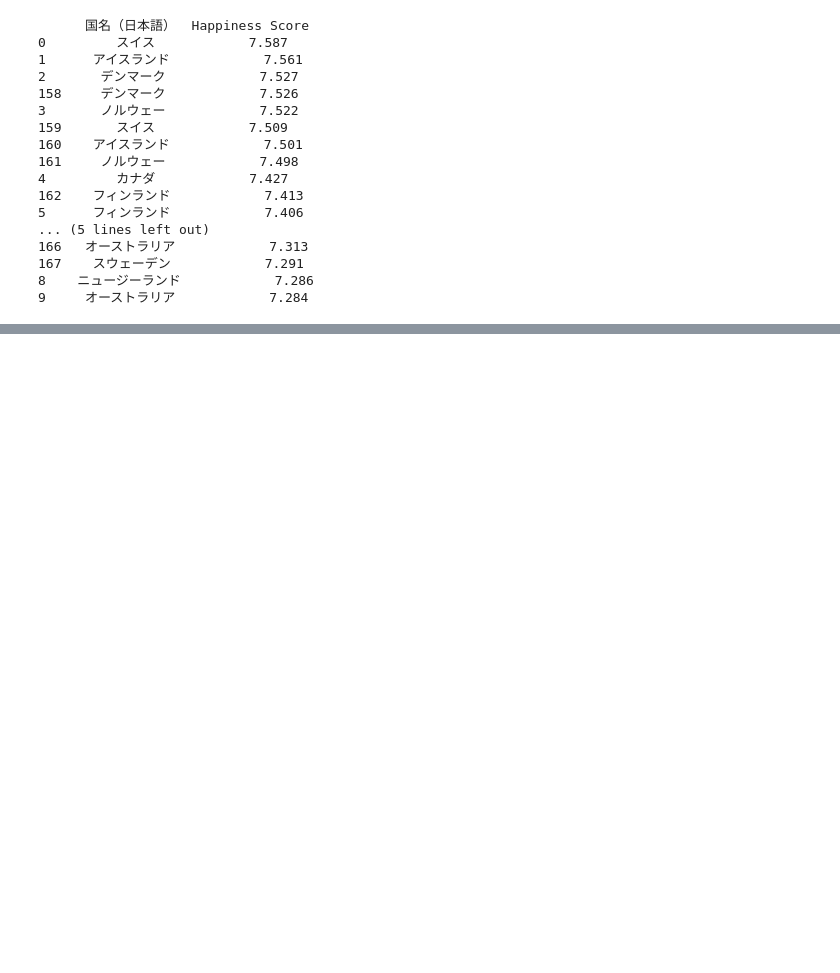
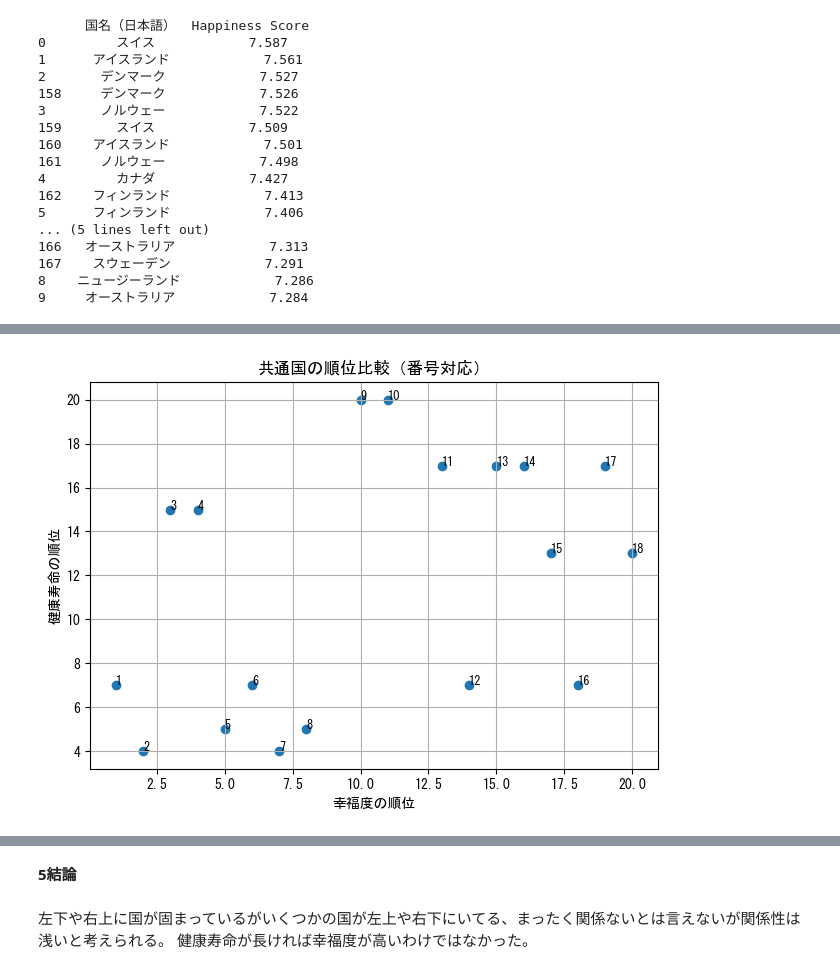
Before and after one commit to a250819a-crypto/me, a Jupyter notebook: week14/part2.ipynb, the cells around one changed output, grey strips where cells are left out. Cells and saved outputs as stored; diff of their text form; code cells hidden in the pictures; blank space fills up the shorter version.

```diff
--- a/week14/part2.ipynb
+++ b/week14/part2.ipynb
@@ -178,0 +390,74 @@ print(top20[["国名（日本語）", "Happiness Score"]])
+# %%
+import pandas as pd
+import matplotlib.pyplot as plt
+import numpy as np
+
+# ===== CSV =====
+df_csv = pd.read_csv("world_happiness_report.csv")
+
+# 国名・スコアがある行だけ
+df_csv = df_csv.dropna(subset=["Country", "Happiness Score"])
+
+# スコア順に並べて順位付け
+df_csv = df_csv.sort_values(by="Happiness Score", ascending=False)
+df_csv["CSV_Rank"] = range(1, len(df_csv) + 1)
+
+# 英語 → 日本語
+country_en_to_ja = {
+    "Australia": "オーストラリア",
+    "Canada": "カナダ",
+    "Denmark": "デンマーク",
+    "Finland": "フィンランド",
+    "Iceland": "アイスランド",
+    "Netherlands": "オランダ",
+    "New Zealand": "ニュージーランド",
+    "Norway": "ノルウェー",
+    "Sweden": "スウェーデン",
+    "Switzerland": "スイス"
+}
+
+df_csv["Country_JA"] = df_csv["Country"].apply(
+    lambda x: country_en_to_ja.get(x, x)
+)
+
+# ===== Excel =====
+df_xls = pd.read_excel("country_scores.xlsx")
+
+# ===== 共通国 =====
+common = set(df_csv["Country_JA"]) & set(df_xls["Country"])
+
+csv_common = df_csv[df_csv["Country_JA"].isin(common)][
+    ["Country_JA", "CSV_Rank"]
+]
+
+xls_common = df_xls[df_xls["Country"].isin(common)][
+    ["Country", "Rank"]
+]
+
+# 結合
+merged = pd.merge(
+    csv_common,
+    xls_common,
+    left_on="Country_JA",
+    right_on="Country"
+).sort_values("CSV_Rank")
+
+# ===== グラフ =====
+plt.figure()
+
+plt.scatter(merged["CSV_Rank"], merged["Rank"])
+
+for i, (_, row) in enumerate(merged.iterrows(), start=1):
+    plt.text(row["CSV_Rank"], row["Rank"], str(i), fontsize=9)
+
+plt.xlabel("幸福度の順位")
+plt.ylabel("健康寿命の順位")
+plt.title("共通国の順位比較（番号対応）")
+plt.grid(True)
+plt.tight_layout()
+plt.show()
+
+# 対応表
+display(merged[["Country_JA"]].reset_index(drop=True).assign(No=lambda x: x.index+1))
+# %% [output]
+[figure, added]
@@ -178,0 +488,5 @@ print(top20[["国名（日本語）", "Happiness Score"]])
+# %% [markdown]
+**5結論**
+# %% [markdown]
+左下や右上に国が固まっているがいくつかの国が左上や右下にいてる、まったく関係ないとは言えないが関係性は浅いと考えられる。
+健康寿命が長ければ幸福度が高いわけではなかった。
```
Also changed, not shown: parts of 13 cells of this notebook.
